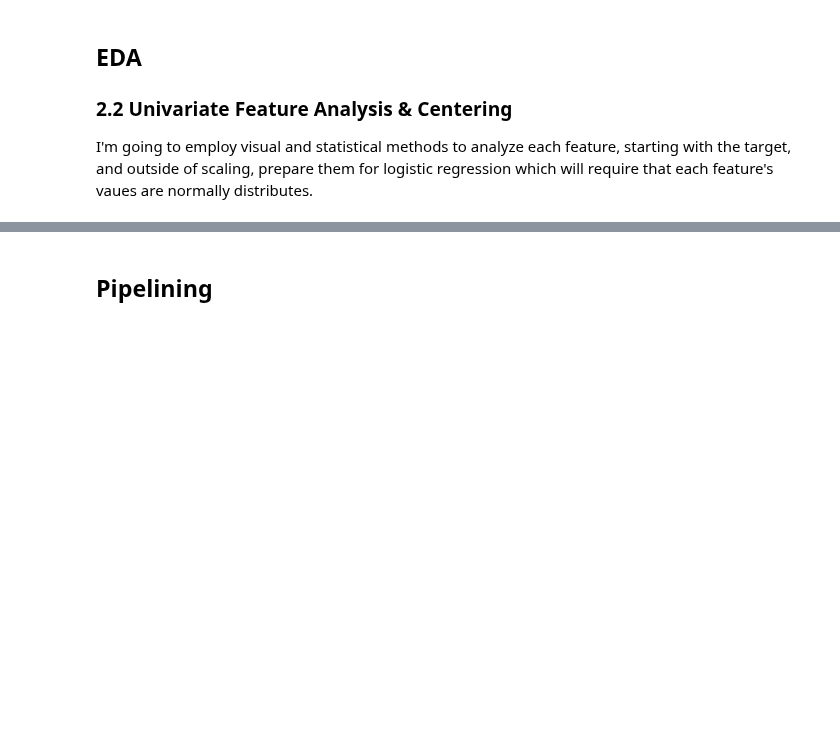
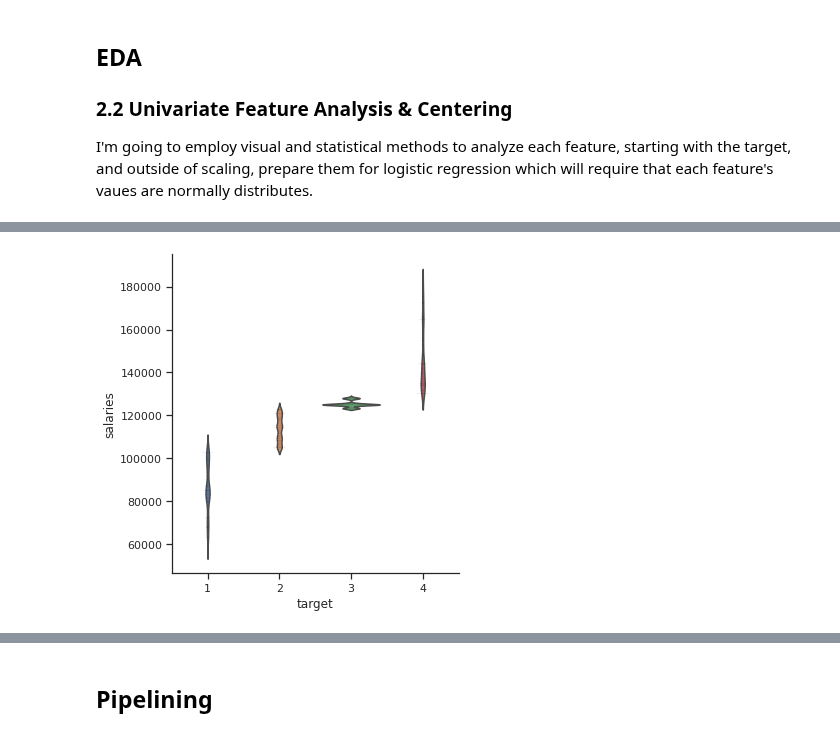
Before and after one commit to 333Kenji/indeedjobscraper, a Jupyter notebook: docs/1_wrangling_engineering.ipynb, the cells around one changed output, grey strips where cells are left out. Cells and saved outputs as stored; diff of their text form; code cells hidden in the pictures; blank space fills up the shorter version.

```diff
--- a/docs/1_wrangling_engineering.ipynb
+++ b/docs/1_wrangling_engineering.ipynb
@@ -233,7 +295,2 @@ plt.show()
 # %% [markdown]
 For now I'll drop these. I'm considering what and how to impute. What I'd like to do is run clustering on the data, or perhaps logistic regression. One thing I know is that the picture will become clearer as I gain more data. For now though, the amount of missing values is very small.
-# %%
-data = data[data['rating'].notnull()]
-print(len(data))
-
-data[data.rating == mode(data.rating)[0][0]].company.value_counts()[:5]
@@ -413,6 +573,10 @@ def postD(row):
             delta = timedelta(0)
         elif row['postdate'] in ['PostedPosted 1 day ago', 'Posted1 day ago']:
             delta = timedelta(1)
+        elif row['postdate'] in ['PostedPosted 2 days ago', 'Posted2 day ago']:
+            delta = timedelta(2)
+        elif row['postdate'] in ['PostedPosted 3 days ago', 'Posted3 day ago']:
+            delta = timedelta(3)
         value = pd.to_datetime(row['extractdate'])-delta
     return value
 
@@ -684,13 +1129,12 @@ def salaries(row):
     Returns:
         npnan or int: numeric representation of post age
     """
-    if (row['cleanedest'] >0) or (row['cleanedsal'] >0):
-        if (row['cleanedest'] >0):
-            return round(float(row['cleanedest']) ,2)*1000
-        else:
-            return round(float(row['cleanedsal']) ,2)
+    if (row['cleanedest'] > 0) & (row['cleanedest'] != type('NoneType')):
+        return round(float(row['cleanedest']) ,2)*1000
+
+    elif (row['cleanedsal'] > 0) & (row['cleanedsal'] != type(None)):
+        return round(float(row['cleanedsal']) ,2)
+
 
 data['salaries'] = data.apply( lambda row : salaries(row), axis = 1).astype(float)
-# a very small amount of data needs extra parsing to reach
-# data[(data.cleanedest < 100) | (data.cleanedsal < 50000)]
-data2 = data[data.salaries < 10000] = np.nan
+data[['salary','estimated_salary','cleanedsal','cleanedest', 'salaries']]
@@ -715,0 +1206,3 @@ data[cols].head(5)
+# %%
+q2 = np.quantile(data[data['salaries'].notna()].salaries, 0.5)
+q2
@@ -798,8 +1324,7 @@ ax.fig.set_size_inches(18,4)
 # %%
 
 g = sns.catplot(x="target", y="salaries", kind="violin", inner=None, data=data)
-sns.swarmplot(x="target", y="salaries", color="k", size=2, data=data, ax=g.ax)
-
-
-
+sns.swarmplot(x="target", y="salaries", color="k", size=.1, data=data, ax=g.ax)
 plt.show()
+# %% [output]
+[figure, added]
```
Also changed, not shown: parts of 53 cells of this notebook, 1 other file.
